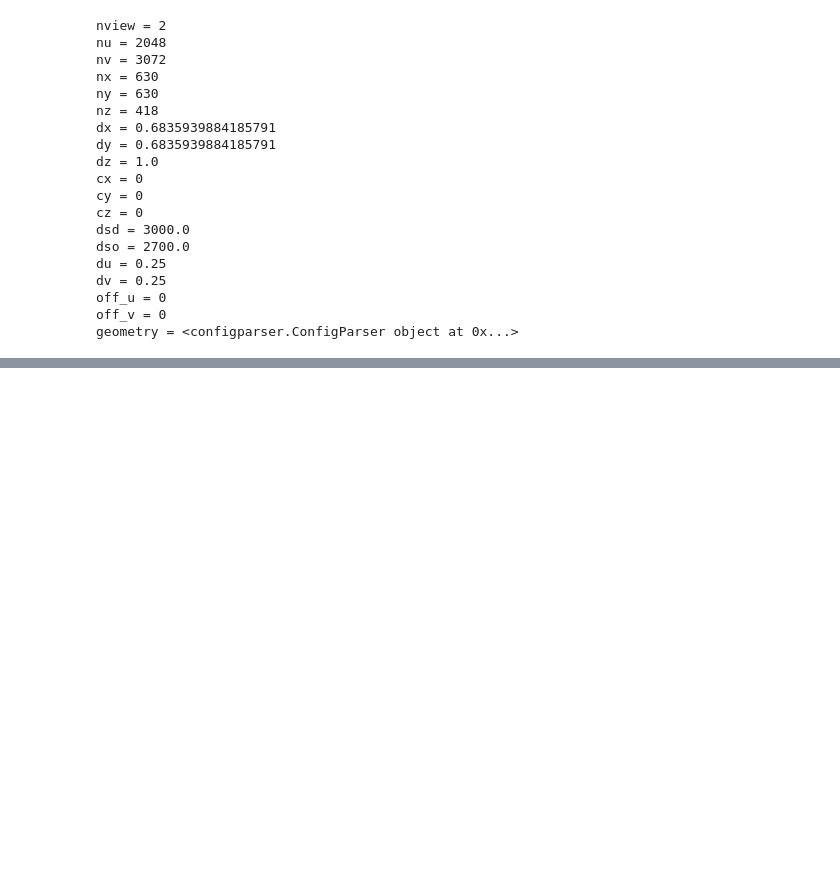
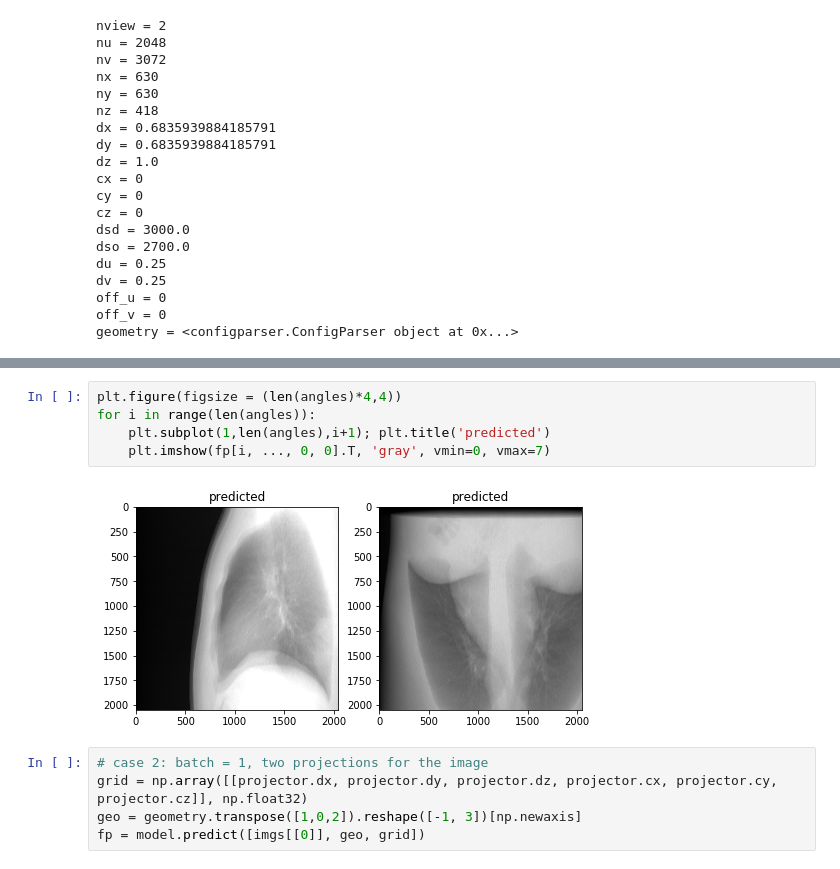
Before and after one commit to wudufan/CTProjector, a Jupyter notebook: example/ex_fp_bp_cone_tf.ipynb, the cells around one changed output, grey strips where cells are left out. Cells and saved outputs as stored; diff of their text form; blank space fills up the shorter version.

```diff
--- a/example/ex_fp_bp_cone_tf.ipynb
+++ b/example/ex_fp_bp_cone_tf.ipynb
@@ -111 +267,13 @@ with tf.compat.v1.Session() as sess:
+# %%
+plt.figure(figsize = (len(angles)*4,4))
+for i in range(len(angles)):
+    plt.subplot(1,len(angles),i+1); plt.title('predicted')
+    plt.imshow(fp[i, ..., 0, 0].T, 'gray', vmin=0, vmax=7)
+# %% [output]
+[figure, added]
+# %%
+# case 2: batch = 1, two projections for the image
+grid = np.array([[projector.dx, projector.dy, projector.dz, projector.cx, projector.cy, projector.cz]], np.float32)
+geo = geometry.transpose([1,0,2]).reshape([-1, 3])[np.newaxis]
+fp = model.predict([imgs[[0]], geo, grid])
 # %%
```
Also changed, not shown: parts of 21 cells of this notebook, 3 other files.
